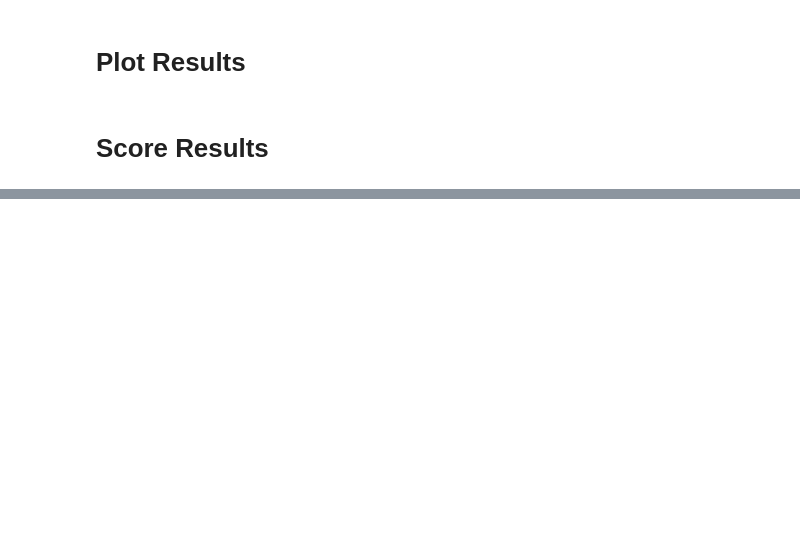
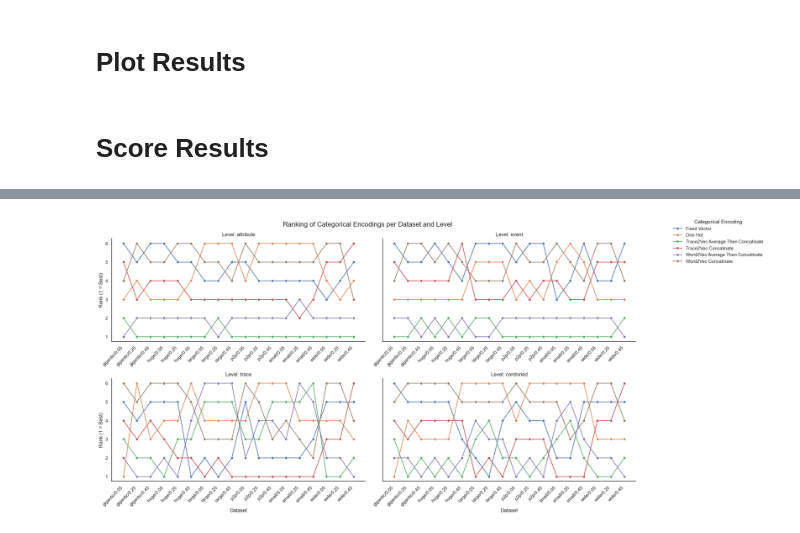
Before and after one commit to ronaldvandenbroek/BPAD, a Jupyter notebook: analysis/raw/raw_error_plots.ipynb, the cells around one changed output, grey strips where cells are left out. Drawn from its saved outputs; the diff is of its cells as text; code cells hidden in the pictures; blank space fills up the shorter version.

```diff
--- a/analysis/raw/raw_error_plots.ipynb
+++ b/analysis/raw/raw_error_plots.ipynb
@@ -723,0 +786,8 @@ elif "Experiment_Finetuning_Fixed_Vector_Vector_Sizes":
+# %%
+all_scores_df["dataset_short_name"] = all_scores_df["dataset"].str.split('_').str[3] + "/" + all_scores_df["dataset"].str.split('_').str[4]
+# result_df["anomaly_percentage"] = result_df["anomaly_percentage"].astype(float)
+# result_df["batch_size"] = result_df["batch_size"].astype(str)
+# result_df["vector_size"] = result_df["vector_size"].astype(str)
+# result_df["vector_window_size"] = result_df["vector_size"].astype(str) + '/' + result_df["window_size"].astype(str)
+# result_df["prefix"] = result_df["prefix"].astype(str)
+# result_df["prefix_buckets"] = result_df["prefix"].astype(str) + '/' + result_df["buckets"].astype(str)
@@ -723,0 +799,4 @@ elif "Experiment_Finetuning_Fixed_Vector_Vector_Sizes":
+# %%
+grouped_all_levels = all_scores_df.groupby(['dataset_short_name', 'categorical_encoding', 'level'])[['f1']].mean().reset_index()
+grouped_combined_levels = all_scores_df.groupby(['dataset_short_name', 'categorical_encoding'])[['f1']].mean().reset_index()
+grouped_combined_levels['level'] = 'combined'
@@ -723,0 +811,4 @@ elif "Experiment_Finetuning_Fixed_Vector_Vector_Sizes":
+# %%
+# grouped_combined_levels['index'] = [None]
+grouped_levels = pd.concat([grouped_all_levels, grouped_combined_levels], axis=0, ignore_index=True)
+grouped_levels.shape
@@ -723,0 +826,2 @@ elif "Experiment_Finetuning_Fixed_Vector_Vector_Sizes":
+# %%
+grouped_levels['f1_rank'] = grouped_levels.groupby(['dataset_short_name', 'level'])['f1'].rank(ascending=False)
@@ -723,0 +841,49 @@ elif "Experiment_Finetuning_Fixed_Vector_Vector_Sizes":
+# %%
+import seaborn as sns
+import matplotlib.pyplot as plt
+
+# Step 3: Create a Seaborn FacetGrid for each level
+sns.set_theme(style="white")
+g = sns.FacetGrid(grouped_levels, col="level", sharey=True, sharex=False, height=5, aspect=1.5, col_wrap=2)
+
+# Step 4: Plot the ranks with a lineplot for each categorical_encoding
+g.map_dataframe(
+    sns.lineplot,
+    x="dataset_short_name",
+    y="f1_rank",
+    hue="categorical_encoding",
+    marker="o"
+)
+
+# Step 5: Customize the plot
+g.set_axis_labels("Dataset", "Rank (1 = Best)")
+g.set_titles("Level: {col_name}")
+plt.subplots_adjust(top=0.85)
+g.figure.suptitle("Ranking of Categorical Encodings per Dataset and Level", fontsize=16)
+
+# for ax in g.axes.flatten():
+#     ax.set_xticklabels(ax.get_xticklabels(), rotation=45, ha='right')
+#     ax.grid(False)
+
+for ax in g.axes.flatten():
+    # Get the current tick positions and labels
+    tick_positions = ax.get_xticks()
+    tick_labels = ax.get_xticklabels()
+
+    # Set the ticks and labels explicitly with rotation
+    ax.set_xticks(tick_positions)
+    ax.set_xticklabels(tick_labels, rotation=45, ha='right')
+
+    ax.grid(False)  # Turn off gridlines
+
+g.add_legend(title="Categorical Encoding", loc='upper left', bbox_to_anchor=(1.05, 1))
+
+plt.tight_layout()
+
+plot_path = f"plots\{directory}"
+os.makedirs(plot_path, exist_ok=True)
+plt.savefig(f"{plot_path}\encoding_ranking_per_dataset.png", format='png', dpi=300, bbox_inches="tight")
+
+plt.show()
+# %% [output]
+[figure, added]
```
Also changed, not shown: parts of 38 cells of this notebook, 10 other files.
